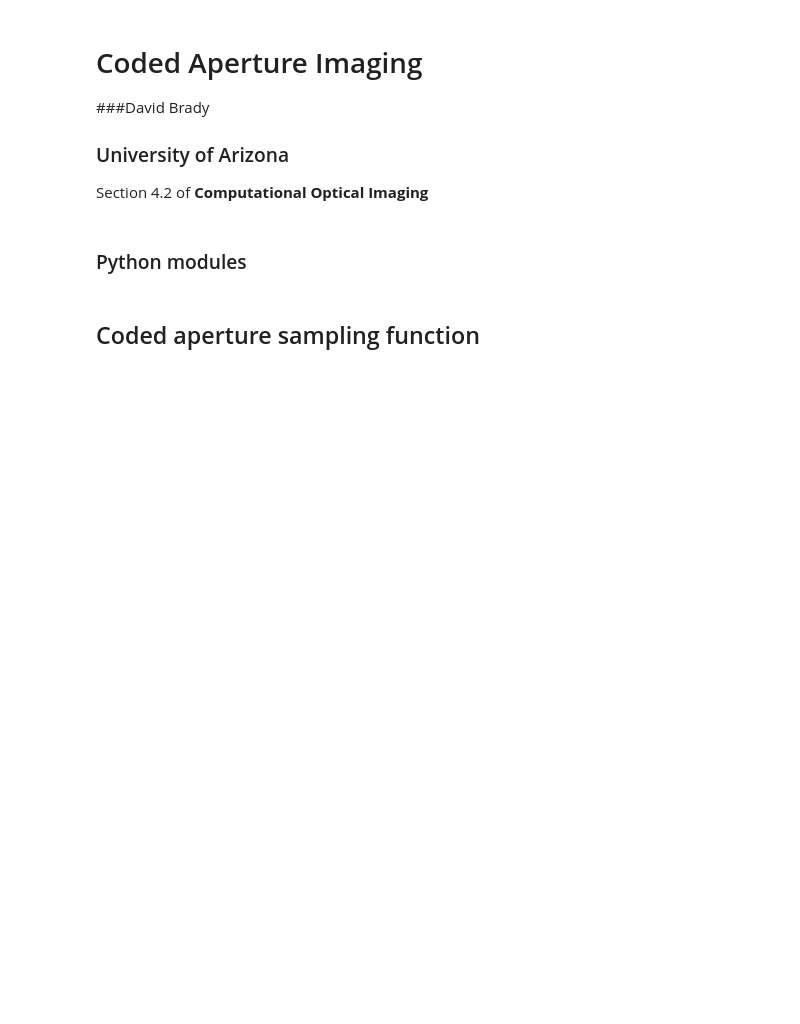
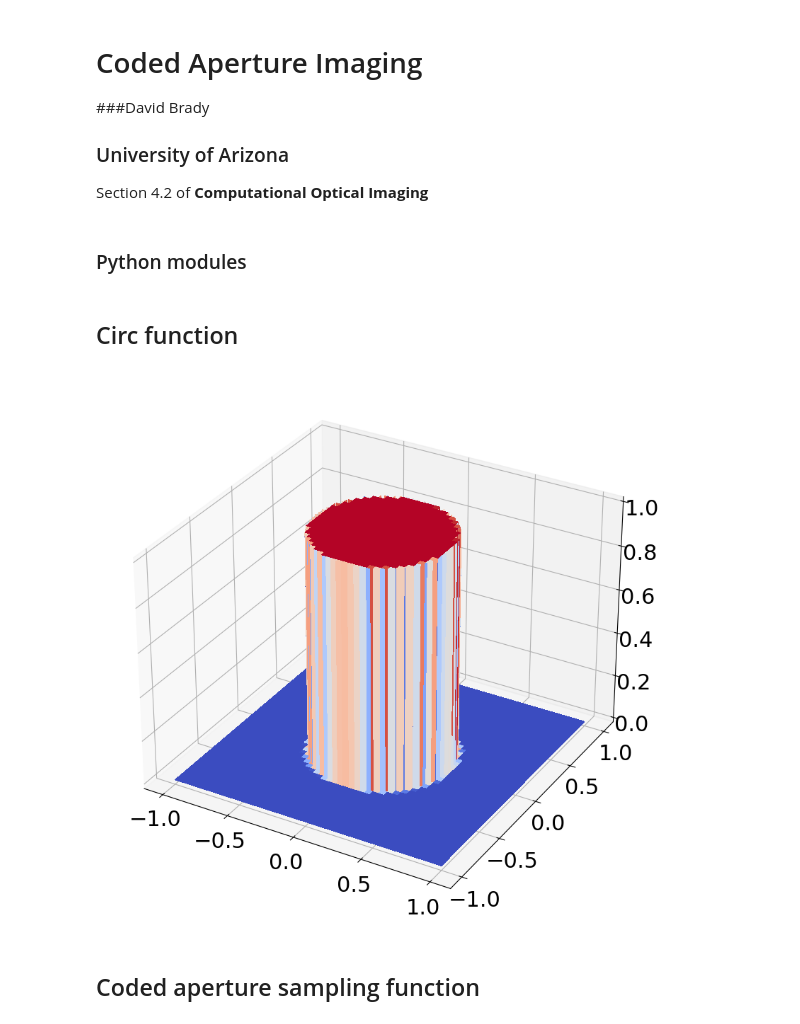
Before and after one commit to arizonaCameraLab/computationalImaging, a Jupyter notebook: Chapter4GeometricImaging/codedApertureImaging.ipynb, the cells around one changed output. Drawn from its saved outputs; the diff is of its cells as text; code cells hidden in the pictures; blank space fills up the shorter version.

```diff
--- a/Chapter4GeometricImaging/codedApertureImaging.ipynb
+++ b/Chapter4GeometricImaging/codedApertureImaging.ipynb
@@ -26,6 +26,26 @@ from tensorflow.keras.datasets import cifar10
 from tensorflow.keras.models import Model
 import cv2
 from keras.datasets import mnist
+# %% [markdown]
+## Circ function
+# %%
+# prompt: make a 3D plot of circ(x,y) over the 2D plane
+
+
+def circ(x, y, radius):
+  z = np.sqrt(x**2 + y**2)
+  return(z<=radius)
+
+side = np.linspace(-1,1,1024)
+X,Y = np.meshgrid(side,side)
+Z = circ(X,Y,0.5)
+
+fig = plt.figure()
+ax = fig.add_subplot(projection='3d')
+surf = ax.plot_surface(X, Y, Z, cmap=cm.coolwarm,
+                       linewidth=0, antialiased=False)
+# %% [output]
+[figure, added]
 # %% [markdown]
 ## Coded aperture sampling function
 # %%
```
